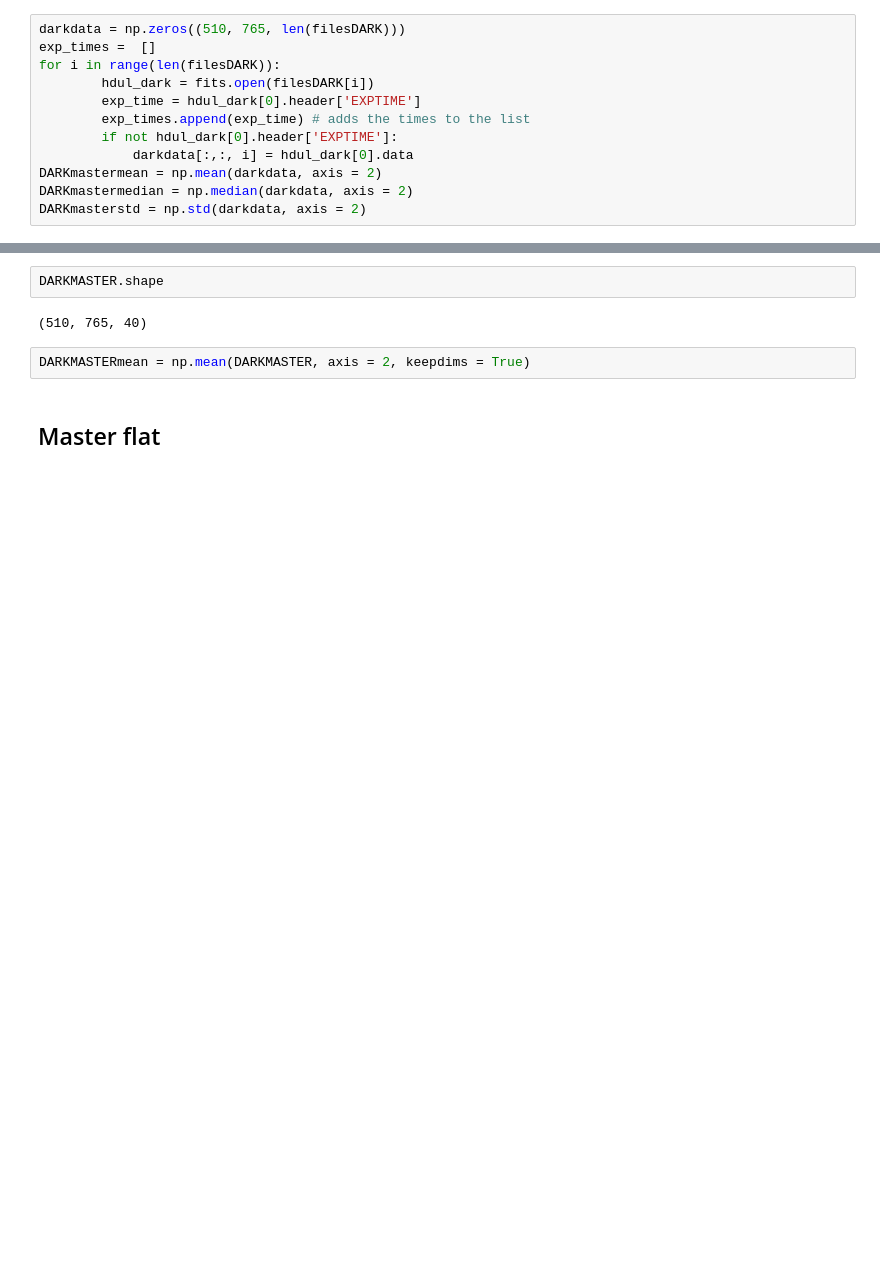
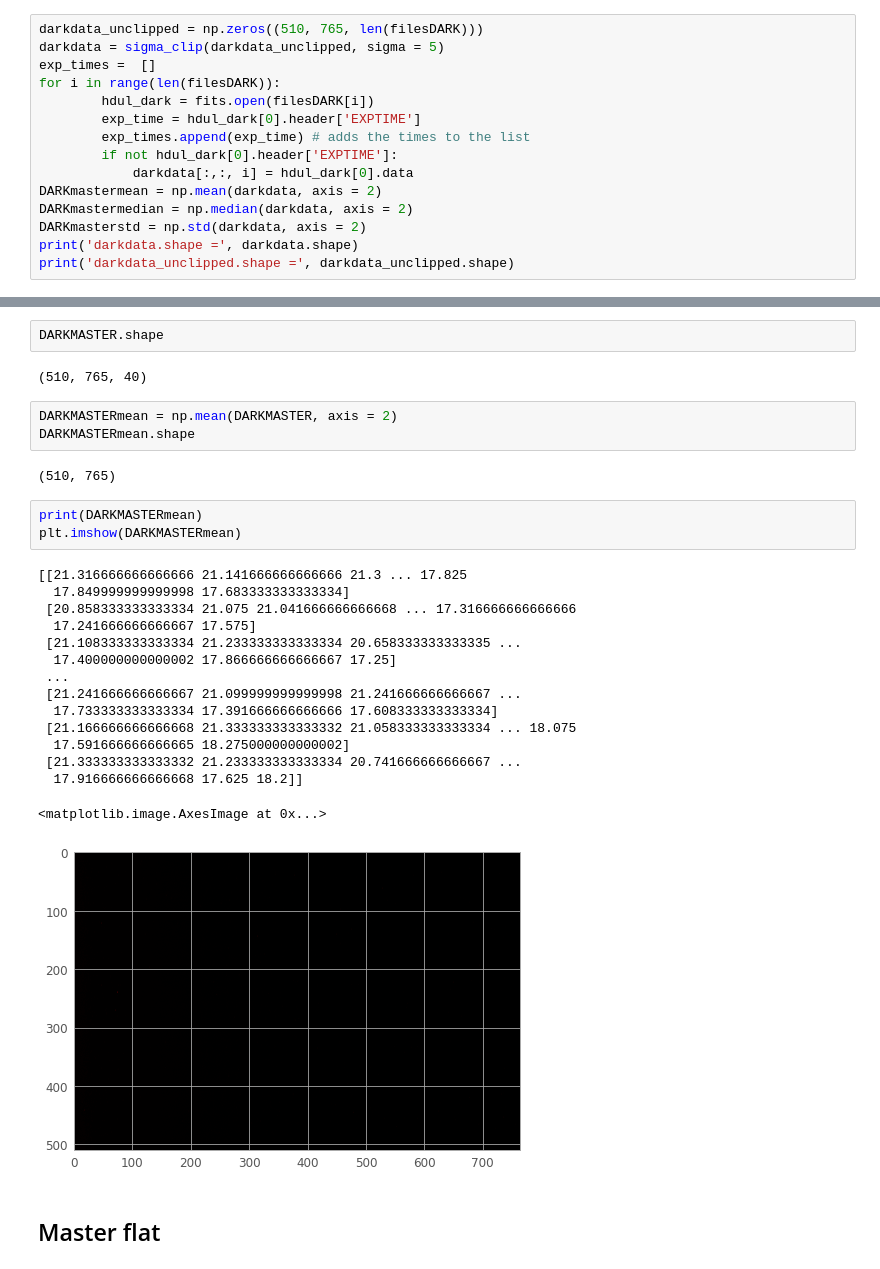
Before and after one commit to spausanc/ASTR-136-Twilight-Sky, a Jupyter notebook: twilight lab (spencer).ipynb, the cells around one changed output, grey strips where cells are left out. Drawn from its saved outputs; the diff is of its cells as text; blank space fills up the shorter version.

```diff
--- a/twilight lab (spencer).ipynb
+++ b/twilight lab (spencer).ipynb
@@ -72,7 +102,8 @@ cd astro136/DATA/DARK
 # %% [output]
 C:\Users\speco\astro136\DATA\DARK
 # %%
-darkdata = np.zeros((510, 765, len(filesDARK)))
+darkdata_unclipped = np.zeros((510, 765, len(filesDARK)))
+darkdata = sigma_clip(darkdata_unclipped, sigma = 5)
 exp_times =  []
 for i in range(len(filesDARK)):
         hdul_dark = fits.open(filesDARK[i])
@@ -83,3 +114,5 @@ for i in range(len(filesDARK)):
 DARKmastermean = np.mean(darkdata, axis = 2)
 DARKmastermedian = np.median(darkdata, axis = 2)
 DARKmasterstd = np.std(darkdata, axis = 2)
+print('darkdata.shape =', darkdata.shape)
+print('darkdata_unclipped.shape =', darkdata_unclipped.shape)
@@ -107,7 +145,29 @@ DARKMASTER.shape
 # %% [output]
 (510, 765, 40)
 # %%
-DARKMASTERmean = np.mean(DARKMASTER, axis = 2, keepdims = True)
+DARKMASTERmean = np.mean(DARKMASTER, axis = 2)
+DARKMASTERmean.shape
+# %% [output]
+(510, 765)
+# %%
+print(DARKMASTERmean)
+plt.imshow(DARKMASTERmean)
+# %% [output]
+[[21.316666666666666 21.141666666666666 21.3 ... 17.825
+  17.849999999999998 17.683333333333334]
+ [20.858333333333334 21.075 21.041666666666668 ... 17.316666666666666
+  17.241666666666667 17.575]
+ [21.108333333333334 21.233333333333334 20.658333333333335 ...
+  17.400000000000002 17.866666666666667 17.25]
+ ...
+ [21.241666666666667 21.099999999999998 21.241666666666667 ...
+  17.733333333333334 17.391666666666666 17.608333333333334]
+ [21.166666666666668 21.333333333333332 21.058333333333334 ... 18.075
+  17.591666666666665 18.275000000000002]
+ [21.333333333333332 21.233333333333334 20.741666666666667 ...
+  17.916666666666668 17.625 18.2]]
+<matplotlib.image.AxesImage at 0x...>
+[figure, added]
 # %% [markdown]
 ## Master flat
 # %%
```
Also changed, not shown: parts of 34 cells of this notebook.
